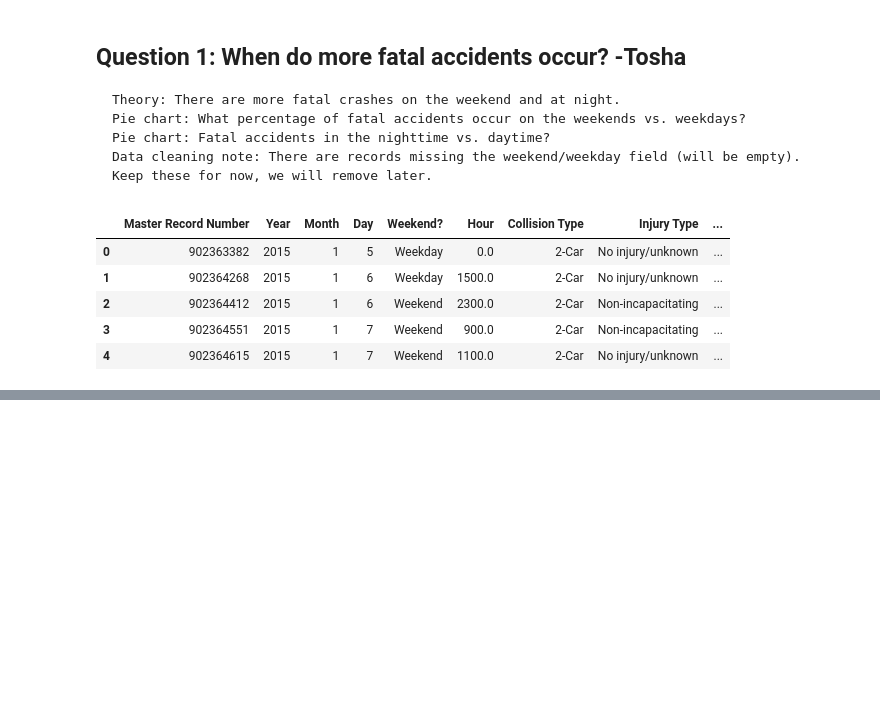
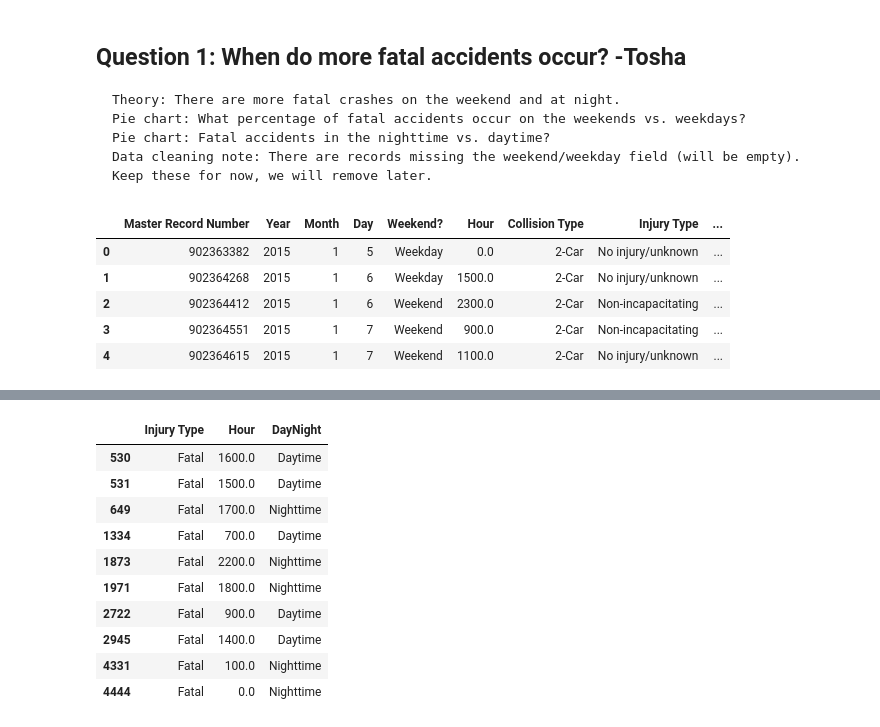
Before and after one commit to Kylee-Grant/Project-1, a Jupyter notebook: tosha_charts.ipynb, the cells around one changed output, grey strips where cells are left out. Drawn from its saved outputs; the diff is of its cells as text; code cells hidden in the pictures; blank space fills up the shorter version.

```diff
--- a/tosha_charts.ipynb
+++ b/tosha_charts.ipynb
@@ -102,2 +142,18 @@ for hour in fatal_hour_df:
+# %%
+# Removing 2 from label
+fatal_hour_df = fatal_hour_df.replace({"Nighttime2": "Nighttime"})
+fatal_hour_df.head(10)
+# %% [output]
+|  | Injury Type | Hour | DayNight |
+| 530 | Fatal | 1600.0 | Daytime |
+| 531 | Fatal | 1500.0 | Daytime |
+| 649 | Fatal | 1700.0 | Nighttime |
+| 1334 | Fatal | 700.0 | Daytime |
+| 1873 | Fatal | 2200.0 | Nighttime |
+| 1971 | Fatal | 1800.0 | Nighttime |
+| 2722 | Fatal | 900.0 | Daytime |
+| 2945 | Fatal | 1400.0 | Daytime |
+| 4331 | Fatal | 100.0 | Nighttime |
+| 4444 | Fatal | 0.0 | Nighttime |
 # %%
 #Drop Hour times
```
Also changed, not shown: parts of 10 cells of this notebook.
